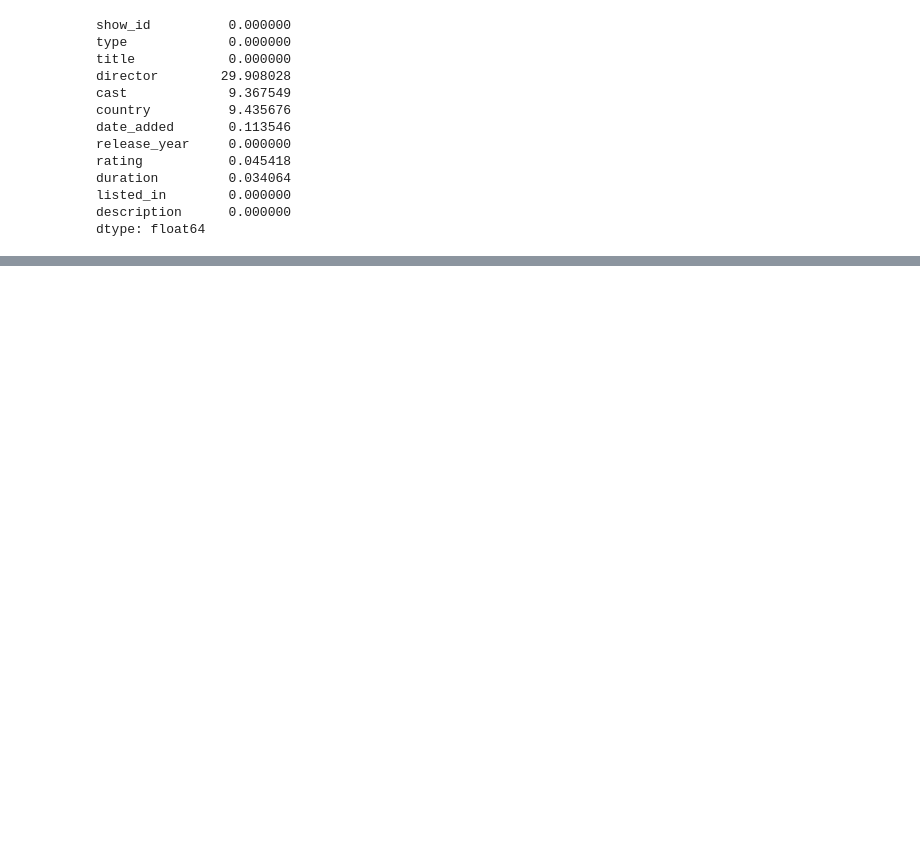
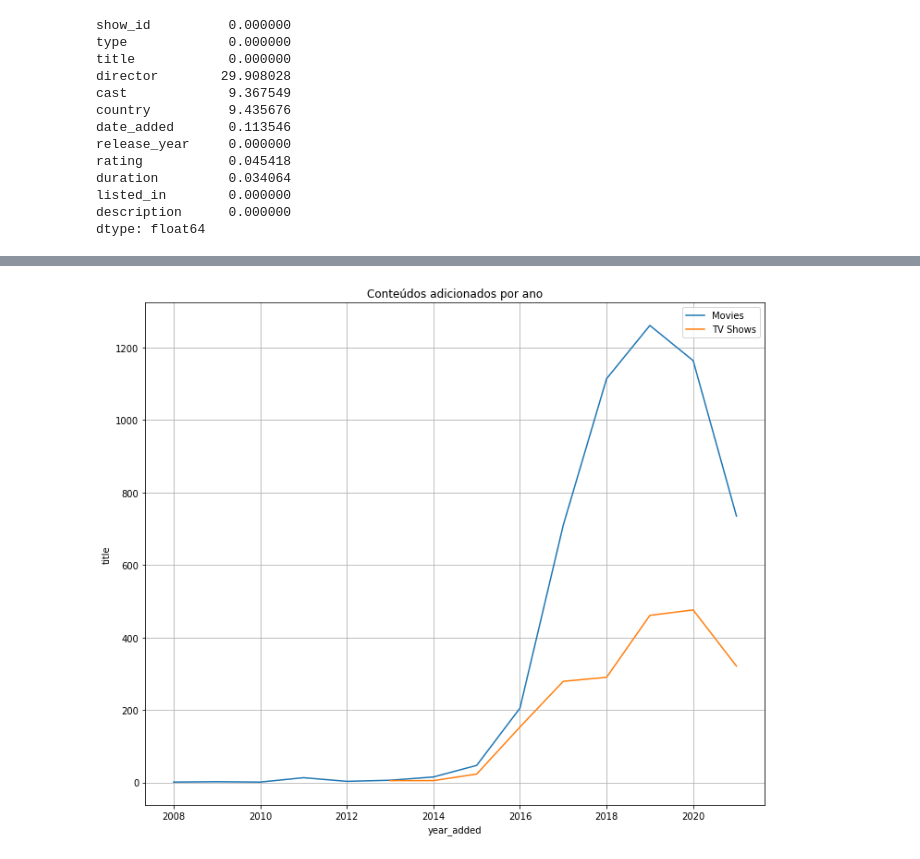
Before and after one commit to BrunaKrasotaMatos/MineracaoDados, a Jupyter notebook: VisualizacaoDadosTrilha4_BrunaMatos.ipynb, the cells around one changed output, grey strips where cells are left out. Cells and saved outputs as stored; diff of their text form; code cells hidden in the pictures; blank space fills up the shorter version.

```diff
--- a/VisualizacaoDadosTrilha4_BrunaMatos.ipynb
+++ b/VisualizacaoDadosTrilha4_BrunaMatos.ipynb
@@ -106,0 +145,33 @@ plt.show()
+# %%
+# assim, pudemos perceber que filmes foram adicionados em sua grande maioria.
+# Vamos analisar o ano que foram adicionados
+# Para isso precisamos splitar a informação disponível na coluna 'date_added'
+df_shows = (df.loc[df["type"]=="TV Show"]).reset_index(drop=True)
+df_movies = (df.loc[df["type"]=="Movie"]).reset_index(drop=True)
+
+# Para fazermos uma análise considerando o ano que cada conteúdo foi adicionado, precisamos
+# manipular a informação disponível na coluna date_added
+# transformamos para o tipo datetime
+df["date_added"] = pd.to_datetime(df["date_added"])
+
+# Adicionamos ao nosso dataframe as colunas com as informações de mes e ano
+df["year_added"] = df["date_added"].dt.year
+df["year_added"] = df["year_added"].fillna(0)
+df["year_added"] = df["year_added"].astype(int)
+df["month_added"] = df["date_added"].dt.month_name()
+
+# Agrupando os dados por ano adicionado
+df_movies_added_year = df_movies.groupby(by="year_added")["title"].nunique()
+df_shows_added_year = df_shows.groupby(by="year_added")["title"].nunique()
+# Plotar a iformação do ano adicionado no decorrer do tempo para comparar quantos filmes e
+# TV_shows foram adicionados
+
+plt.figure(figsize=(12,10))
+sns.lineplot(data=df_movies_added_year, x = df_movies_added_year.index, y = df_movies_added_year, label="Movies")
+sns.lineplot(data=df_shows_added_year, x = df_shows_added_year.index, y=df_shows_added_year, label="TV Shows")
+plt.grid()
+plt.legend()
+plt.title("Conteúdos adicionados por ano")
+plt.show()
+# %% [output]
+[figure, added]
```
Also changed, not shown: parts of 7 cells of this notebook.
